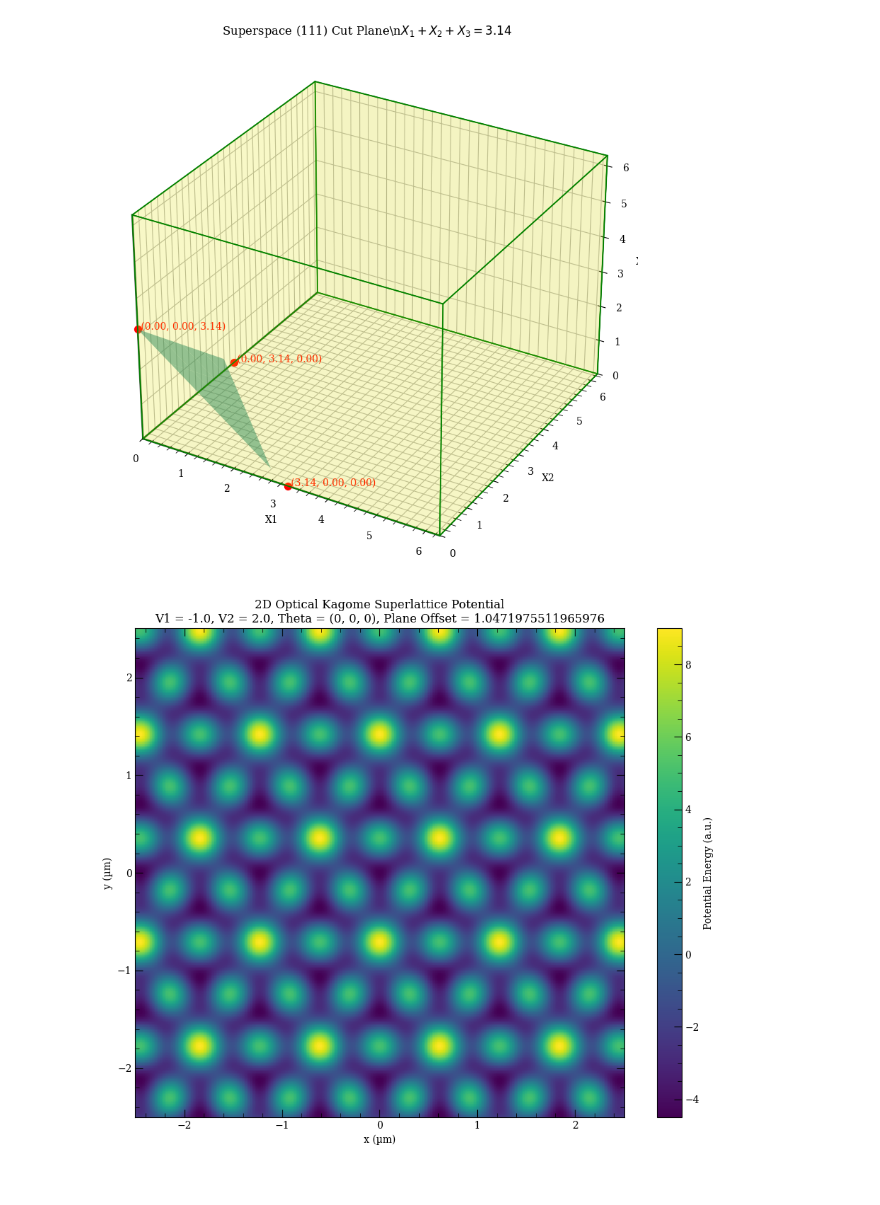
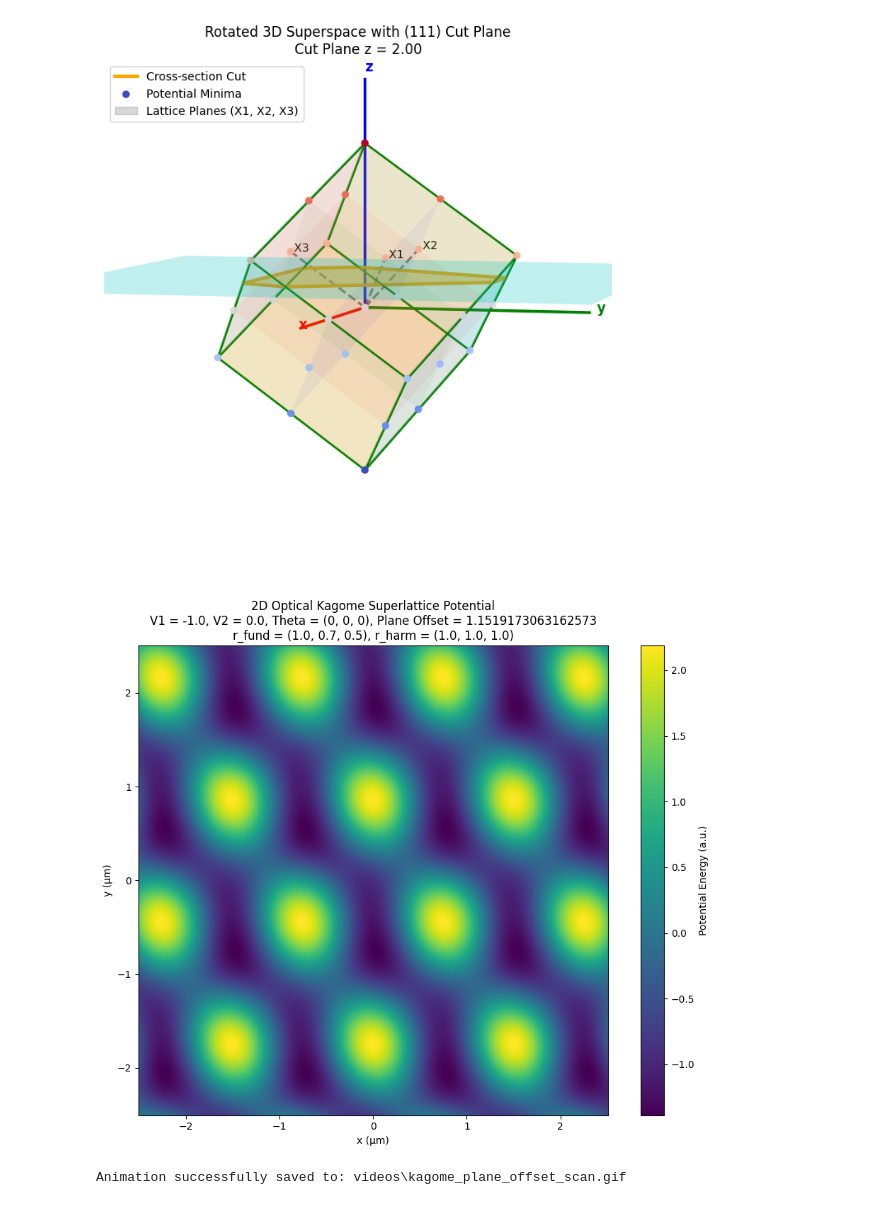
Before and after one commit to Shao-Wen-Chang/E9_constant, a Jupyter notebook: projects/superlattice_translation/kagome_superlattice_calculation.ipynb, the cells around one changed output. Saved outputs shown, nothing was run; the diff lists cells and outputs as text; code cells hidden in the pictures.

Commit message:
(i) Added a few cool visualization capabilities such as videos; (ii) Imbalanced cubic lattice

```diff
--- a/projects/superlattice_translation/kagome_superlattice_calculation.ipynb
+++ b/projects/superlattice_translation/kagome_superlattice_calculation.ipynb
@@ -163,25 +420,60 @@ def visualize_superspace_plane(plane_offset = 0.0):
 # %%
 # Example execution
 if __name__ == "__main__":
     # Define parameters for the potential
     V_fund = -1.0
-    V_harm = 2.
+    V_harm = 0.
     Phase_shifts = (0, 0, 0)
     # Phase_shifts = (np.pi / 2, np.pi / 2, np.pi / 2)
-    Plane_offset = np.pi / 3  # Translation of the plane along the [111] diagonal
+    # Translation of the plane along the [111] diagonal
+    # Geometries are listed for V < 0, 1064nm (fund) only
+    Plane_offset = 0            # Triangular
+    # Plane_offset = np.pi / 6    # fucked up BN
+    Plane_offset = np.pi / 3 + np.pi / 30    # good BN
+    # Plane_offset = np.pi / 3    # Honeycomb
+    # Plane_offset = np.pi * 2 / 3    # Also Triangular, displaced
+    # Plane_offset = np.pi * 2    # Also Triangular, back to 0 offset position
 
-    # Visualize the 3D superspace cut plane
-    visualize_superspace_plane(Plane_offset)
+    # Optional direction-specific lattice depth tuning (default is all 1.0)
+    rx_fund, ry_fund, rz_fund = 1.0, 1.0, 1.0
+    rx_harm, ry_harm, rz_harm = 1.0, 1.0, 1.0
+    rx_fund, ry_fund, rz_fund = 1.0, 0.7, 0.5   # Maybe Thouless pumping???
 
-    # Calculate the potential landscape on the translated plane
+    # 1. Visualize the 3D superspace cut plane (static)
+    visualize_superspace_plane(Plane_offset + 2 * np.pi,
+                               azim = 15, elev = 5,
+                               show_lattice_planes = True,
+                               lattice_plane_alpha = 0.05)
+
+    # 2. Calculate the potential landscape on the translated plane (static)
     X_grid, Y_grid, Potential = calculate_kagome_superlattice(
         V_fund, V_harm, Phase_shifts, plane_offset = Plane_offset,
         x_lims = (-2.5e-6, 2.5e-6),
-        y_lims = (-2.5e-6, 2.5e-6)
+        y_lims = (-2.5e-6, 2.5e-6),
+        rx_fund = rx_fund, ry_fund = ry_fund, rz_fund = rz_fund,
+        rx_harm = rx_harm, ry_harm = ry_harm, rz_harm = rz_harm
     )
 
-    # Render the 2D potential visualization
-    visualize_potential(X_grid, Y_grid, Potential, V_fund, V_harm, Phase_shifts, Plane_offset)
+    # 3. Render the 2D potential static visualization
+    visualize_potential(X_grid, Y_grid, Potential, V_fund, V_harm, Phase_shifts, Plane_offset,
+                        rx_fund = rx_fund, ry_fund = ry_fund, rz_fund = rz_fund,
+                        rx_harm = rx_harm, ry_harm = ry_harm, rz_harm = rz_harm)
+
+    # 4. Generate and save animation video as Plane_offset is varied from 0 to 2*pi
+    video_path = animate_kagome_superlattice(
+        V_fund, V_harm, Phase_shifts,
+        x_lims = (-2.5e-6, 2.5e-6),
+        y_lims = (-2.5e-6, 2.5e-6),
+        res = 200,
+        rx_fund = rx_fund, ry_fund = ry_fund, rz_fund = rz_fund,
+        rx_harm = rx_harm, ry_harm = ry_harm, rz_harm = rz_harm,
+        n_frames = 60,
+        fps = 5,
+        output_dir = "videos",
+        filename = "kagome_plane_offset_scan.gif",
+        save_format = "gif"
+    )
 # %% [output]
-[figure, old version]
+[figure, new version]
-[figure, old version]
+[figure, new version]
+Animation successfully saved to: videos\kagome_plane_offset_scan.gif
```
Also changed, not shown: parts of 4 cells of this notebook, 4 other files.
